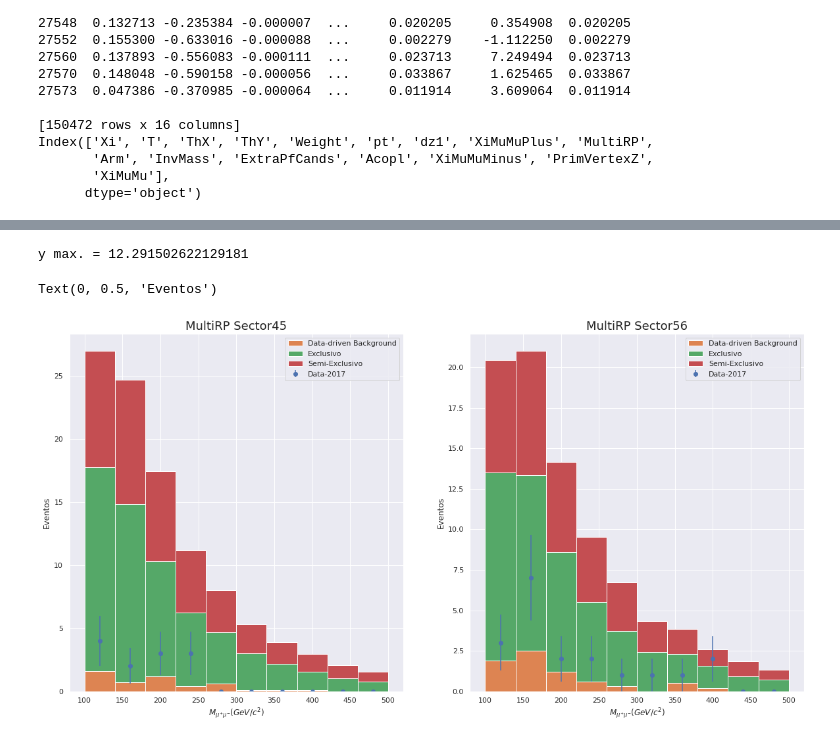
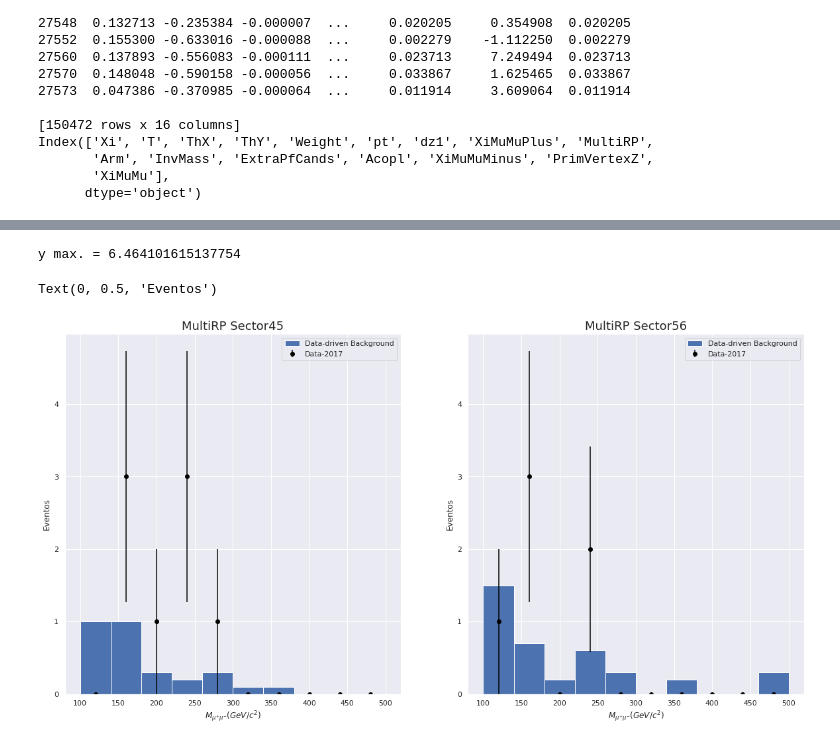
Before and after one commit to teteumac/DileptonAnalysis, a Jupyter notebook: pps_dilepton_ml_py.ipynb, the cells around one changed output, grey strips where cells are left out. Cells and saved outputs as stored; diff of their text form; code cells hidden in the pictures.

```diff
--- a/pps_dilepton_ml_py.ipynb
+++ b/pps_dilepton_ml_py.ipynb
@@ -391,7 +317,7 @@ for idx in range( 1, len( df_counts_bkg_list ) ):
     df_counts_bkg = df_counts_bkg.add( df_counts_bkg_list[idx] )
 print( df_counts_bkg )
 
-df_bkg = pd.concat( df_bkg_list )
+df_bkg = pd.concat( df_bkg_list, ignore_index=True )
 
 msk_bkg = ( df_bkg["InvMass"] >= 0. )
 
@@ -413,6 +339,8 @@ elif proton_selection == "MultiRP":
     df_bkg[ "XiMuMu" ] = np.nan
     df_bkg[ "XiMuMu" ].where( ~msk1_arm, df_bkg[ "XiMuMuPlus" ], inplace=True )
     df_bkg[ "XiMuMu" ].where( ~msk2_arm, df_bkg[ "XiMuMuMinus" ], inplace=True )
+    #df_bkg[ "Xi" ].where( ~msk1_arm, df_bkg['Xi'][df_bkg['Arm']==0].loc[df_bkg['Xi'][df_bkg['Arm']==0]>0.045], inplace=True )
+    #df_bkg[ "Xi" ].where( ~msk2_arm, df_bkg['Xi'][df_bkg['Arm']==1].loc[df_bkg['Xi'][df_bkg['Arm']==1]>0.055], inplace=True )
     msk1_bkg = msk_bkg & ( df_bkg["MultiRP"] == 1 ) & msk1_arm
     msk2_bkg = msk_bkg & ( df_bkg["MultiRP"] == 1 ) & msk2_arm
 
@@ -479,3 +395,5 @@ plt.tight_layout()
 # %%
 drop_columns = ['target', 'Weight', "MultiRP", "Arm", 'XiMuMuPlus','XiMuMuMinus']
 # Elemina as colunas que desejar
+# %%
+DataSet2 = DataSet2[ ((DataSet2['Arm']==1) & (DataSet2['Xi'] > 0.055)) | ((DataSet2['Arm']==0) & (DataSet2['Xi'] > 0.045))] # selecionando os Xi
@@ -499,18 +447,18 @@ y_test_ = dataset_test['target'].replace(2,1)
 train_data = lgb.Dataset(DataSet_Train.drop( drop_columns , axis = 1 ), label = y_train_ )
 test_data = lgb.Dataset(dataset_test.drop( drop_columns , axis = 1 ) , label = y_test_ )
 
-n_iter = 5
-cv = 4
+n_iter =3
+cv = 2
 scoring = [ 'roc_auc_score','f1_score','precision_score','recall_score' ]
 
 param_grid = {
-    'learning_rate': list(np.arange(0.0001,1,0.001)),
-    'n_estimators': list(range(100, 1000, 50)),
-    'num_leaves': list(range(1, 100, 2)),
-    'max_depth': list(range(0, 150, 3)),
-    'min_child_samples': list(range(0, 100, 2)),
-    'subsample': list(np.arange(0.01,1,0.01)),
-    'colsample_bytree':list(np.arange(0.1,1,0.1))
+    'learning_rate': list(np.arange(0.001,0.01,0.001)),
+    'n_estimators': list(range(700, 1000, 2)),
+    'num_leaves': list(range(60, 100, 2)),
+    'max_depth': list(range(-40, 40, 2)),
+    'min_child_samples': list(range(0, 30, 1)),
+    'subsample': list(np.arange(0.3,0.55,0.01)),
+    'colsample_bytree':list(np.arange(0.5,1,0.01))
               }
 
 mdl = LGBMClassifier( boosting_type = 'gbdt' , objective = 'binary' )
@@ -798,3 +781,5 @@ Index(['Xi', 'T', 'ThX', 'ThY', 'Weight', 'pt', 'dz1', 'XiMuMuPlus', 'MultiRP',
        'Arm', 'InvMass', 'ExtraPfCands', 'Acopl', 'XiMuMuMinus', 'PrimVertexZ',
        'XiMuMu'],
       dtype='object')
+# %%
+df_data = df_data[ ((df_data['Arm']==1) & (df_data['Xi'] > 0.055)) | ((df_data['Arm']==0) & (df_data['Xi'] > 0.045))] # selecionando os Xi
@@ -1175,12 +1363,12 @@ elif proton_selection == "MultiRP":
 counts_1, bin_edges_1 = np.histogram( df_data[ var_ ][ msk_data_1 ], bins=bins_, range=range_ )
 errors_1 = np.sqrt( counts_1 )
 bin_centres_1 = ( bin_edges_1[:-1] + bin_edges_1[1:] ) / 2.
-axes[0].errorbar(bin_centres_1, counts_1, yerr=errors_1, fmt='o', label = 'Data-2017')
+axes[0].errorbar(bin_centres_1, counts_1, yerr=errors_1, fmt='o', label = 'Data-2017', color = 'black')
 
-counts_2, bin_edges_2 = np.histogram( df_data[ var_ ][ msk_data_2 ], bins=bins_, range=range_ )
+counts_2, bin_edges_2 = np.histogram( df_data[ var_ ][ msk_data_2 ], bins=bins_, range=range_)
 errors_2 = np.sqrt( counts_2 )
 bin_centres_2 = ( bin_edges_2[:-1] + bin_edges_2[1:] ) / 2.
-axes[1].errorbar(bin_centres_2, counts_2, yerr=errors_2, fmt='o', label = 'Data-2017')
+axes[1].errorbar(bin_centres_2, counts_2, yerr=errors_2, fmt='o', label = 'Data-2017', color = 'black')
 
 idx_ymax_ = np.argmax( np.concatenate( [counts_1, counts_2] ) )
 y_max = np.concatenate( [counts_1, counts_2] )[idx_ymax_] + 2*np.concatenate( [errors_1, errors_2] )[idx_ymax_]
@@ -1209,42 +1397,34 @@ weights_1_back = None
 if resample_factor > 1:
     weights_1_back = np.full_like( MonteCarlo_DrellYan[ "Xi" ][ msk_bkg_pred_1 ], ( 1./resample_factor ) )
 weights_1_sgexclu = None
 if resample_factor > 1:
     weights_1_sgexclu = np.full_like( MonteCarlo_Exclusive[ "Xi" ][ msk_sgex_pred_1 ], ( 1./resample_factor ) )
 weights_1_sgseexlu = None
 if resample_factor > 1:
     weights_1_sgseexlu = np.full_like( MonteCarlo_SemiExclusive[ "Xi" ][ msk_sgsex_pred_1 ], ( 1./resample_factor ) )
 
 weights_2_back = None
 if resample_factor > 1:
     weights_2_back = np.full_like( MonteCarlo_DrellYan[ "Xi" ][ msk_bkg_pred_2 ], ( 1./resample_factor ) )
 weights_2_sgexlu = None
 if resample_factor > 1:
     weights_2 = np.full_like( MonteCarlo_Exclusive[ "Xi" ][ msk_sgex_pred_2 ], ( 1./resample_factor ) )
 weights_2_sgsemi = None
 if resample_factor > 1:
     weights_2 = np.full_like( MonteCarlo_SemiExclusive[ "Xi" ][ msk_sgsex_pred_2 ], ( 1./resample_factor ) )
 
-axes[0].hist( [MonteCarlo_DrellYan[ var_ ][ msk_bkg_pred_1 ] ,
-               MonteCarlo_Exclusive[ var_ ][ msk_sgex_pred_1 ],
-               MonteCarlo_SemiExclusive[ var_ ][ msk_sgsex_pred_1 ]], stacked = True, bins=bins_, range=range_, weights = [weights_1_back*Norm_Test,
-                                                                                                                           MonteCarlo_Exclusive.Weight[ msk_sgex_pred_1 ]*Norm_Test,
-                                                                                                                           MonteCarlo_SemiExclusive.Weight[ msk_sgsex_pred_1 ]*Norm_Test], label = ["Data-driven Background","Exclusivo","Semi-Exclusivo"] )
+axes[0].hist( MonteCarlo_DrellYan[ var_ ][ msk_bkg_pred_1 ], stacked = True, bins=bins_, range=range_, weights = [weights_1_back*Norm_Test], label = ["Data-driven Background"] )
 axes[0].legend()
 axes[0].set_title("MultiRP Sector45", fontsize=18)
 axes[0].set_xlabel("$M_{\mu^{+}\mu^{-}}(GeV/c^{2})$")
 axes[0].set_ylabel('Eventos')
 
-axes[1].hist( [MonteCarlo_DrellYan[ var_ ][ msk_bkg_pred_2 ] ,
-               MonteCarlo_Exclusive[ var_ ][ msk_sgex_pred_2 ],
-               MonteCarlo_SemiExclusive[ var_ ][ msk_sgsex_pred_2 ]], stacked = True, bins=bins_, range=range_, weights = [weights_2_back*Norm_Test,
-                                                                                                                           MonteCarlo_Exclusive.Weight[ msk_sgex_pred_2 ]*Norm_Test,
-                                                                                                                           MonteCarlo_SemiExclusive.Weight[ msk_sgsex_pred_2 ]*Norm_Test], label = ["Data-driven Background","Exclusivo","Semi-Exclusivo"] )
+axes[1].hist( MonteCarlo_DrellYan[ var_ ][ msk_bkg_pred_2 ], stacked = True, bins=bins_, range=range_, weights = [weights_2_back*Norm_Test], label = ["Data-driven Background"] )
 axes[1].legend()
 axes[1].set_title("MultiRP Sector56", fontsize=18)
 axes[1].set_xlabel("$M_{\mu^{+}\mu^{-}}(GeV/c^{2})$")
 axes[1].set_ylabel('Eventos')
 # %% [output]
-y max. = 12.291502622129181
+y max. = 6.464101615137754
 Text(0, 0.5, 'Eventos')
-[figure, old version]
+[figure, new version]
```
Also changed, not shown: parts of 64 cells of this notebook.
